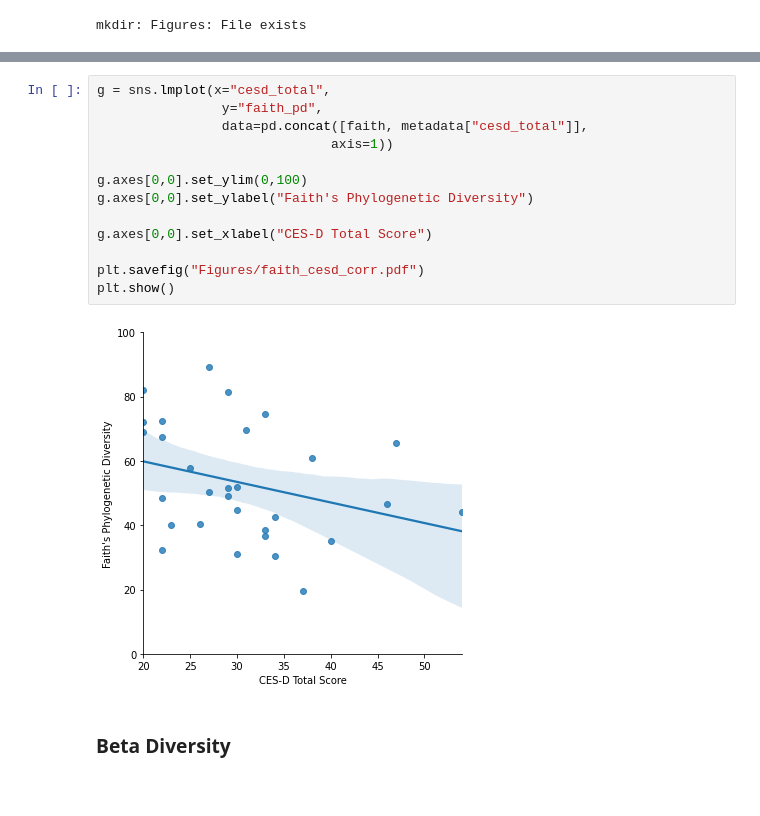
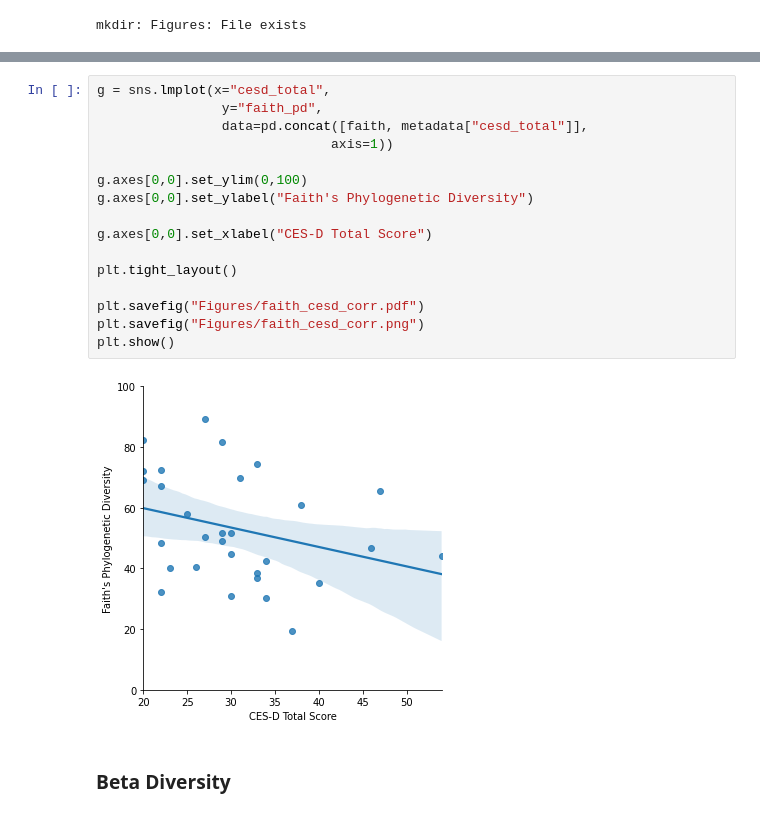
Before and after one commit to sterrettJD/Chemobrain, a Jupyter notebook: Reanalyze-after-blooms-removed.ipynb, the cells around one changed output, grey strips where cells are left out. Cells and saved outputs as stored; diff of their text form.

```diff
--- a/Reanalyze-after-blooms-removed.ipynb
+++ b/Reanalyze-after-blooms-removed.ipynb
@@ -213,18 +215,21 @@ plt.show()
 # %%
 g = sns.lmplot(x="cesd_total",
                 y="faith_pd",
                 data=pd.concat([faith, metadata["cesd_total"]],
                               axis=1))
 
 g.axes[0,0].set_ylim(0,100)
 g.axes[0,0].set_ylabel("Faith's Phylogenetic Diversity")
 
 g.axes[0,0].set_xlabel("CES-D Total Score")
 
+plt.tight_layout()
+
 plt.savefig("Figures/faith_cesd_corr.pdf")
+plt.savefig("Figures/faith_cesd_corr.png")
 plt.show()
 # %% [output]
-[figure, old version]
+[figure, new version]
 # %% [markdown]
 ### Beta Diversity
 # %%
```
Also changed, not shown: parts of 15 cells of this notebook.
